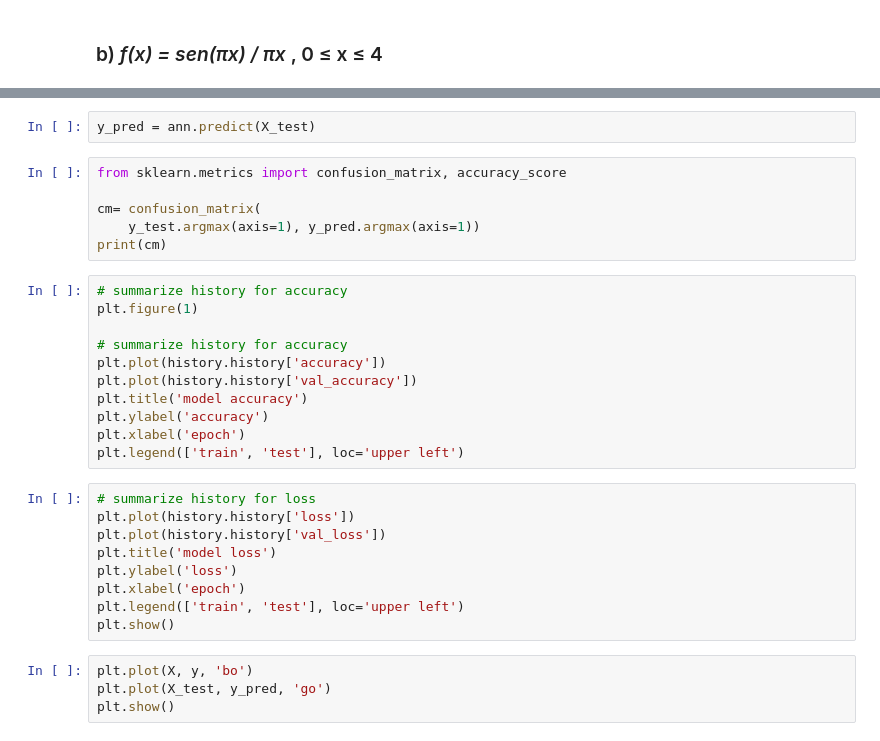
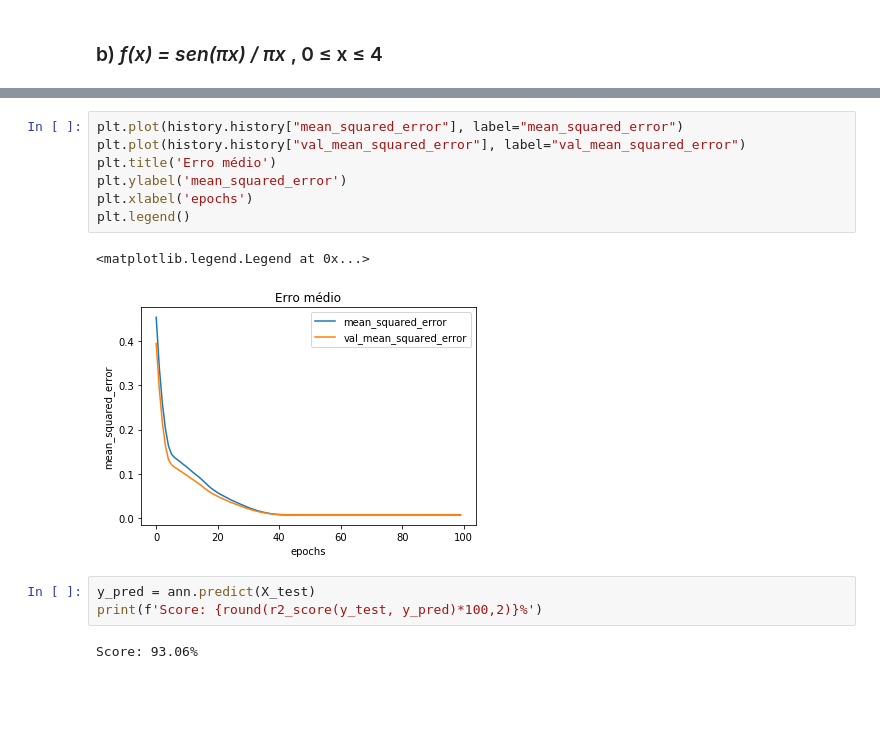
Before and after one commit to SarahToscano/DeepLearning, a Jupyter notebook: Lista 1/Questão - 2/Questão 2-b.ipynb, the cells around one changed output, grey strips where cells are left out. Saved outputs shown, nothing was run; the diff lists cells and outputs as text; blank space fills up the shorter version.

```diff
--- a/Lista 1/Questão - 2/Questão 2-b.ipynb
+++ b/Lista 1/Questão - 2/Questão 2-b.ipynb
@@ -56,32 +63,15 @@ history= ann.fit(X_train, y_train, validation_split=0.1, epochs=1000, batch_size
+# %%
+plt.plot(history.history["mean_squared_error"], label="mean_squared_error")
+plt.plot(history.history["val_mean_squared_error"], label="val_mean_squared_error")
+plt.title('Erro médio')
+plt.ylabel('mean_squared_error')
+plt.xlabel('epochs')
+plt.legend()
+# %% [output]
+<matplotlib.legend.Legend at 0x...>
+[figure, added]
 # %%
 y_pred = ann.predict(X_test)
+print(f'Score: {round(r2_score(y_test, y_pred)*100,2)}%')
+# %% [output]
+Score: 93.06%
-# %%
-from sklearn.metrics import confusion_matrix, accuracy_score
-
-cm= confusion_matrix(
-    y_test.argmax(axis=1), y_pred.argmax(axis=1))
-print(cm)
-# %%
-# summarize history for accuracy
-plt.figure(1)
-
-# summarize history for accuracy
-plt.plot(history.history['accuracy'])
-plt.plot(history.history['val_accuracy'])
-plt.title('model accuracy')
-plt.ylabel('accuracy')
-plt.xlabel('epoch')
-plt.legend(['train', 'test'], loc='upper left')
-# %%
-# summarize history for loss
-plt.plot(history.history['loss'])
-plt.plot(history.history['val_loss'])
-plt.title('model loss')
-plt.ylabel('loss')
-plt.xlabel('epoch')
-plt.legend(['train', 'test'], loc='upper left')
-plt.show()
-# %%
-plt.plot(X, y, 'bo')
-plt.plot(X_test, y_pred, 'go')
-plt.show()
```
Also changed, not shown: parts of 11 cells of this notebook, 11 other files.
